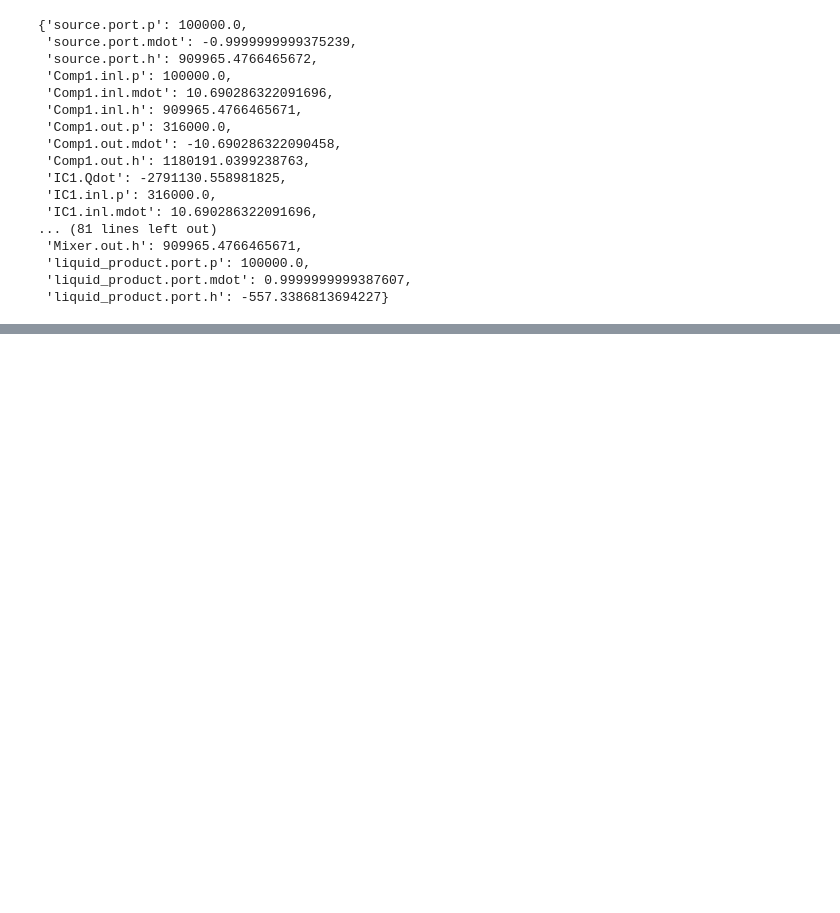
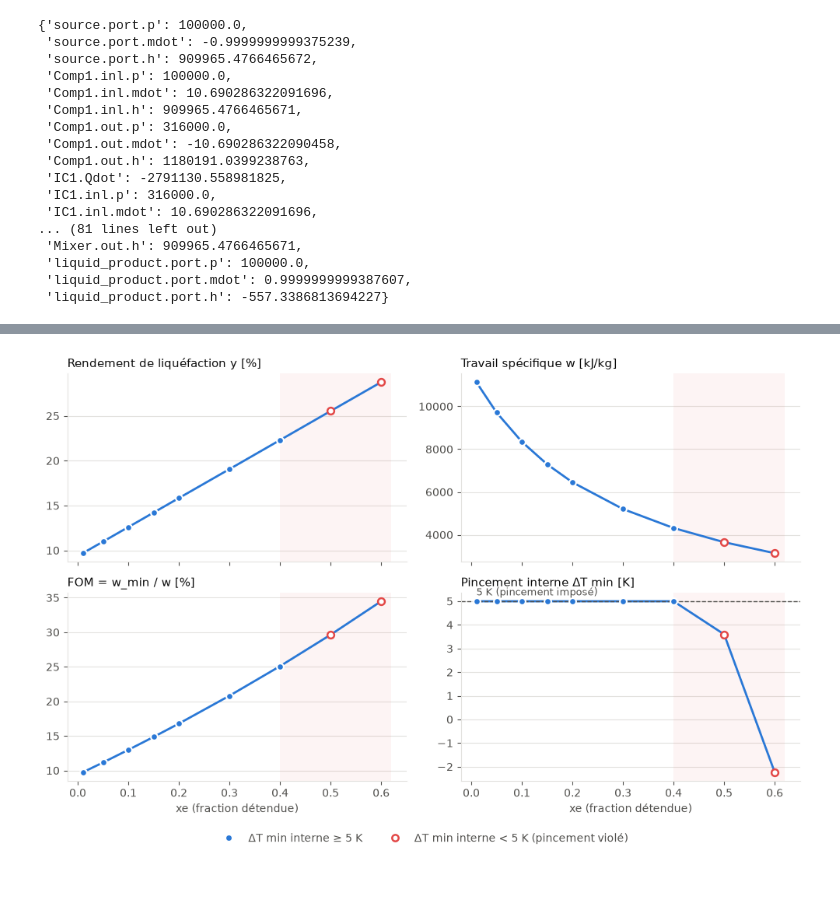
Before and after one commit to Mascof17/sys_en, a Jupyter notebook: proj_12/LNG_L0_martin.ipynb, the cells around one changed output, grey strips where cells are left out. Saved outputs shown, nothing was run; the diff lists cells and outputs as text; code cells hidden in the pictures; blank space fills up the shorter version.

Commit message:
plot results

```diff
--- a/proj_12/LNG_L0_martin.ipynb
+++ b/proj_12/LNG_L0_martin.ipynb
@@ -496,2 +568,65 @@ IndentationError: expected an indented block after 'for' statement on line 2 (15
+# %%
+import pandas as pd
+import matplotlib.pyplot as plt
+from matplotlib.lines import Line2D
+
+# ── 1) DataFrame lisible (sans .style) ───────────────────────────────────────
+df = (pd.DataFrame(results)
+        .drop_duplicates("xe", keep="last")
+        .sort_values("xe")
+        .set_index("xe"))
+
+out = pd.DataFrame({
+    "y [%]":           df["y"] * 100,
+    "ṁ_circ [kg/s]":   df["m_circ"],
+    "W_comp [MW]":     df["W_comp"] / 1e6,
+    "W_exp [MW]":      df["W_exp"] / 1e6,
+    "W_tot [MW]":      df["W_tot"] / 1e6,
+    "w [kJ/kg]":       df["w"] / 1e3,
+    "w [kWh/kg]":      df["w_kWh_per_kg"],
+    "FOM [%]":         df["fom"] * 100,
+    "ΔT min int. [K]": df["dT_int"],
+})
+if "A_hot" in df:
+    out["A_hot [m²]"] = df["A_hot"]
+
+out = out.round(2).round({"w [kJ/kg]": 0, "A_hot [m²]": 0})
+out        # affichage du DataFrame, plus de notation scientifique
+
+# ── 2) Graphique : une métrique par panneau ──────────────────────────────────
+INK, MUTED, GRID, BLUE, RED = "#0b0b0b", "#52514e", "#e3e2df", "#2a78d6", "#e34948"
+
+ok = out["ΔT min int. [K]"] >= 4.99               # pincement interne respecté ?
+panels = [("y [%]",           "Rendement de liquéfaction y [%]"),
+          ("w [kJ/kg]",       "Travail spécifique w [kJ/kg]"),
+          ("FOM [%]",         "FOM = w_min / w [%]"),
+          ("ΔT min int. [K]", "Pincement interne ΔT min [K]")]
+
+fig, axs = plt.subplots(2, 2, figsize=(10, 6.5), sharex=True)
+for ax, (col, title) in zip(axs.flat, panels):
+    if (~ok).any():                               # zone où le pincement interne est violé
+        ax.axvspan(out.index[ok].max(), out.index.max() + 0.02, color=RED, alpha=0.06, lw=0)
+    ax.plot(out.index, out[col], color=BLUE, lw=2, zorder=2)
+    ax.scatter(out.index[ok],  out.loc[ok,  col], s=40, color=BLUE, edgecolor="white", linewidth=1.5, zorder=3)
+    ax.scatter(out.index[~ok], out.loc[~ok, col], s=40, facecolor="white", edgecolor=RED, linewidth=1.8, zorder=3)
+    ax.set_title(title, loc="left", fontsize=11, color=INK)
+    ax.grid(axis="y", color=GRID, lw=0.8); ax.set_axisbelow(True)
+    for s in ("top", "right"): ax.spines[s].set_visible(False)
+    for s in ("left", "bottom"): ax.spines[s].set_color(GRID)
+    ax.tick_params(colors=MUTED)
+
+ax = axs[1, 1]                                    # ligne de pincement imposé
+ax.axhline(5, color=MUTED, ls="--", lw=1)
+ax.text(out.index.min(), 5.15, "5 K (pincement imposé)", color=MUTED, fontsize=9, va="bottom")
+
+for ax in axs[1]: ax.set_xlabel("xe (fraction détendue)", color=MUTED)
+fig.legend(handles=[Line2D([], [], marker="o", color=BLUE, lw=0, markeredgecolor="white", label="ΔT min interne ≥ 5 K"),
+                    Line2D([], [], marker="o", color="white", lw=0, markeredgecolor=RED, markeredgewidth=1.8,
+                           label="ΔT min interne < 5 K (pincement violé)")],
+           loc="lower center", ncol=2, frameon=False, labelcolor=MUTED)
+fig.tight_layout(rect=(0, 0.05, 1, 1))
+plt.show()
+# %% [output]
+[figure, added]
 # %% [markdown]
 ##
```
Also changed, not shown: parts of 8 cells of this notebook, 1 other file.
